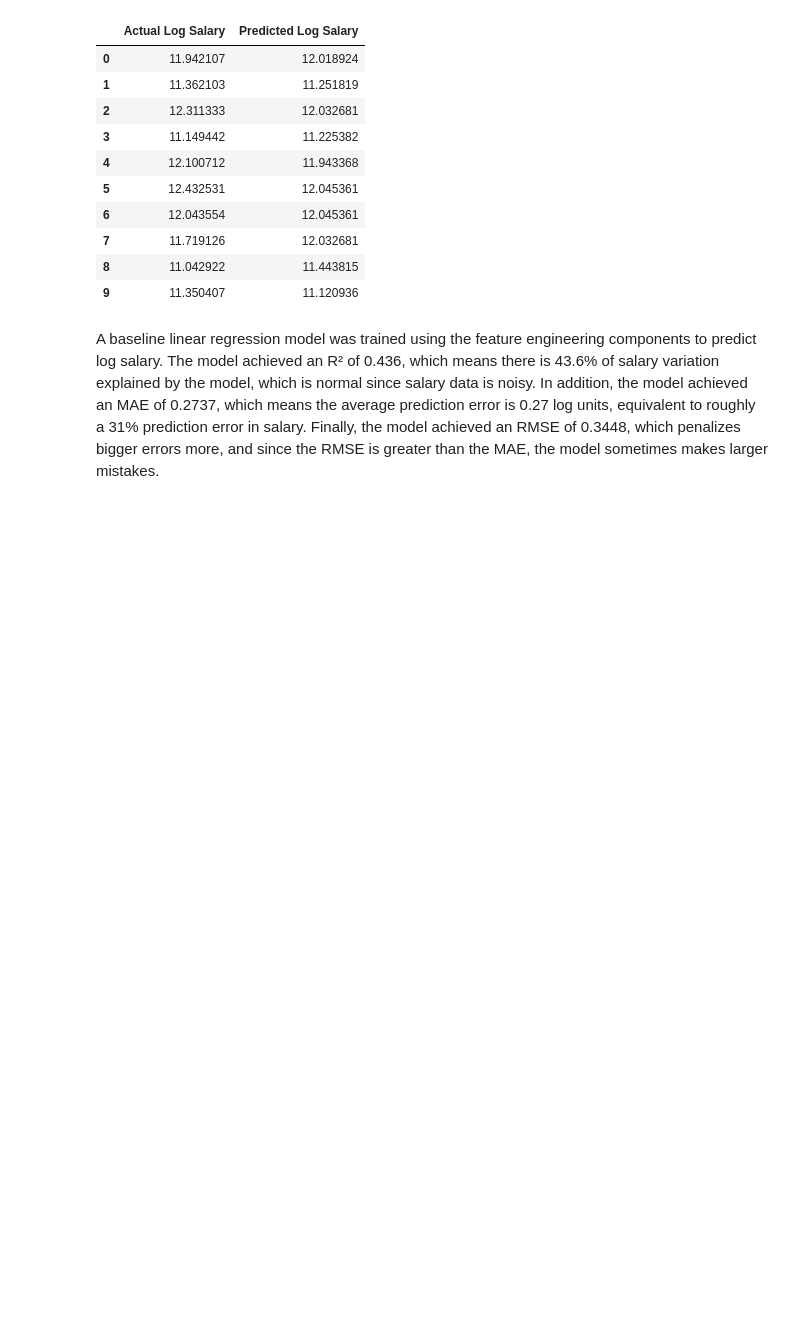
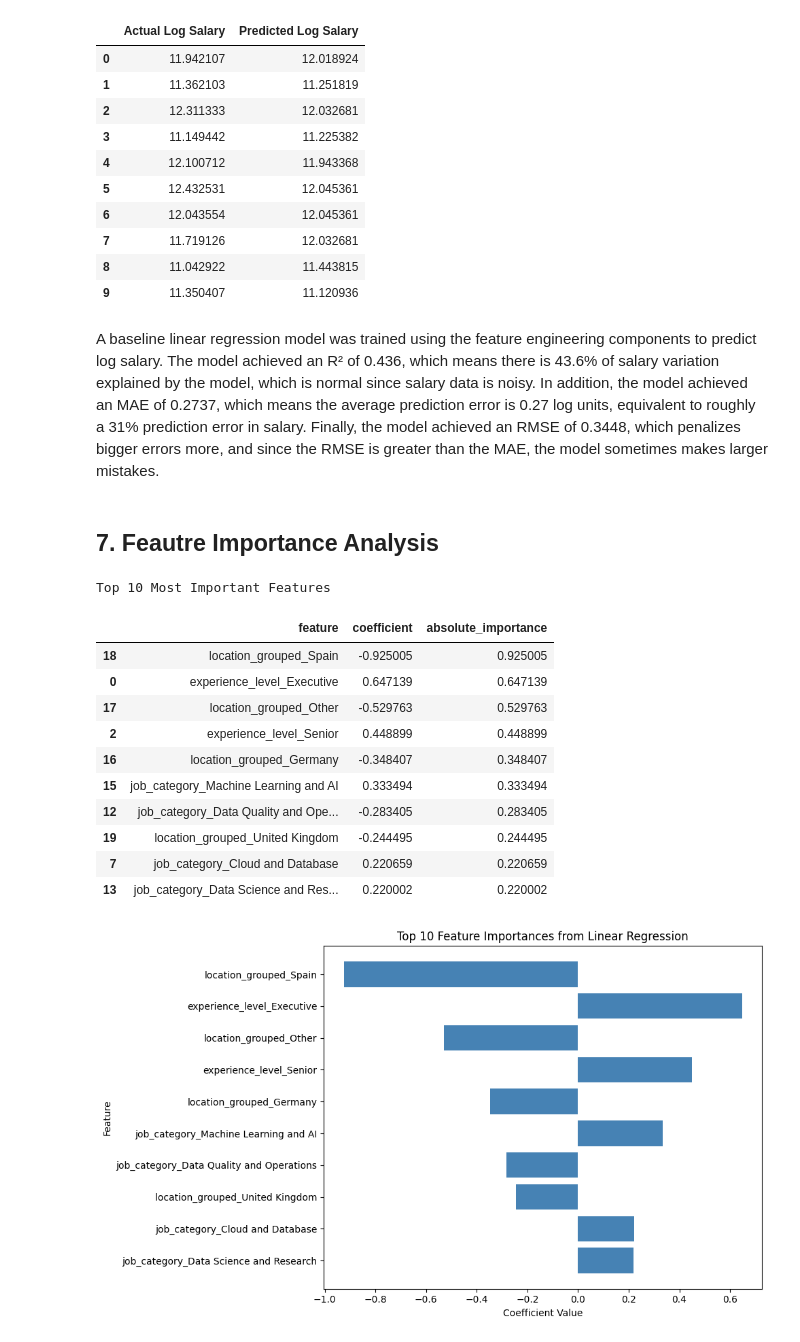
Before and after one commit to munzier-kashef/Tech-Compensation-Analysis, a Jupyter notebook: notebooks/tech_compensation_analysis.ipynb, the cells around one changed output. Cells and saved outputs as stored; diff of their text form; code cells hidden in the pictures; blank space fills up the shorter version.

Commit message:
Add feature importance section
Added coefficient-based feature importance analysis from linear regression model.

```diff
--- a/notebooks/tech_compensation_analysis.ipynb
+++ b/notebooks/tech_compensation_analysis.ipynb
@@ -450,3 +450,40 @@ First 10 Predictions vs Actual Values
 | 9 | 11.350407 | 11.120936 |
 # %% [markdown]
 A baseline linear regression model was trained using the feature engineering components to predict log salary. The model achieved an R² of 0.436, which means there is 43.6% of salary variation explained by the model, which is normal since salary data is noisy. In addition, the model achieved an MAE of 0.2737, which means the average prediction error is 0.27 log units, equivalent to roughly a 31% prediction error in salary. Finally, the model achieved an RMSE of 0.3448, which penalizes bigger errors more, and since the RMSE is greater than the MAE, the model sometimes makes larger mistakes.
+# %% [markdown]
+## 7. Feautre Importance Analysis
+# %%
+feature_importance_df = pd.DataFrame({
+    "feature": X_train.columns,
+    "coefficient": linear_model.coef_
+})
+
+feature_importance_df["absolute_importance"] = feature_importance_df["coefficient"].abs()
+feature_importance_df = feature_importance_df.sort_values("absolute_importance", ascending=False)
+
+top_10_features = feature_importance_df.head(10)
+
+print("Top 10 Most Important Features")
+display(top_10_features)
+
+plt.figure(figsize=(10, 6))
+plt.barh(top_10_features["feature"][::-1], top_10_features["coefficient"][::-1], color="steelblue")
+plt.title("Top 10 Feature Importances from Linear Regression")
+plt.xlabel("Coefficient Value")
+plt.ylabel("Feature")
+plt.tight_layout()
+plt.show()
+# %% [output]
+Top 10 Most Important Features
+|  | feature | coefficient | absolute_importance |
+| 18 | location_grouped_Spain | -0.925005 | 0.925005 |
+| 0 | experience_level_Executive | 0.647139 | 0.647139 |
+| 17 | location_grouped_Other | -0.529763 | 0.529763 |
+| 2 | experience_level_Senior | 0.448899 | 0.448899 |
+| 16 | location_grouped_Germany | -0.348407 | 0.348407 |
+| 15 | job_category_Machine Learning and AI | 0.333494 | 0.333494 |
+| 12 | job_category_Data Quality and Ope... | -0.283405 | 0.283405 |
+| 19 | location_grouped_United Kingdom | -0.244495 | 0.244495 |
+| 7 | job_category_Cloud and Database | 0.220659 | 0.220659 |
+| 13 | job_category_Data Science and Res... | 0.220002 | 0.220002 |
+[figure, added]
```
Also changed, not shown: parts of 1 cell of this notebook.
